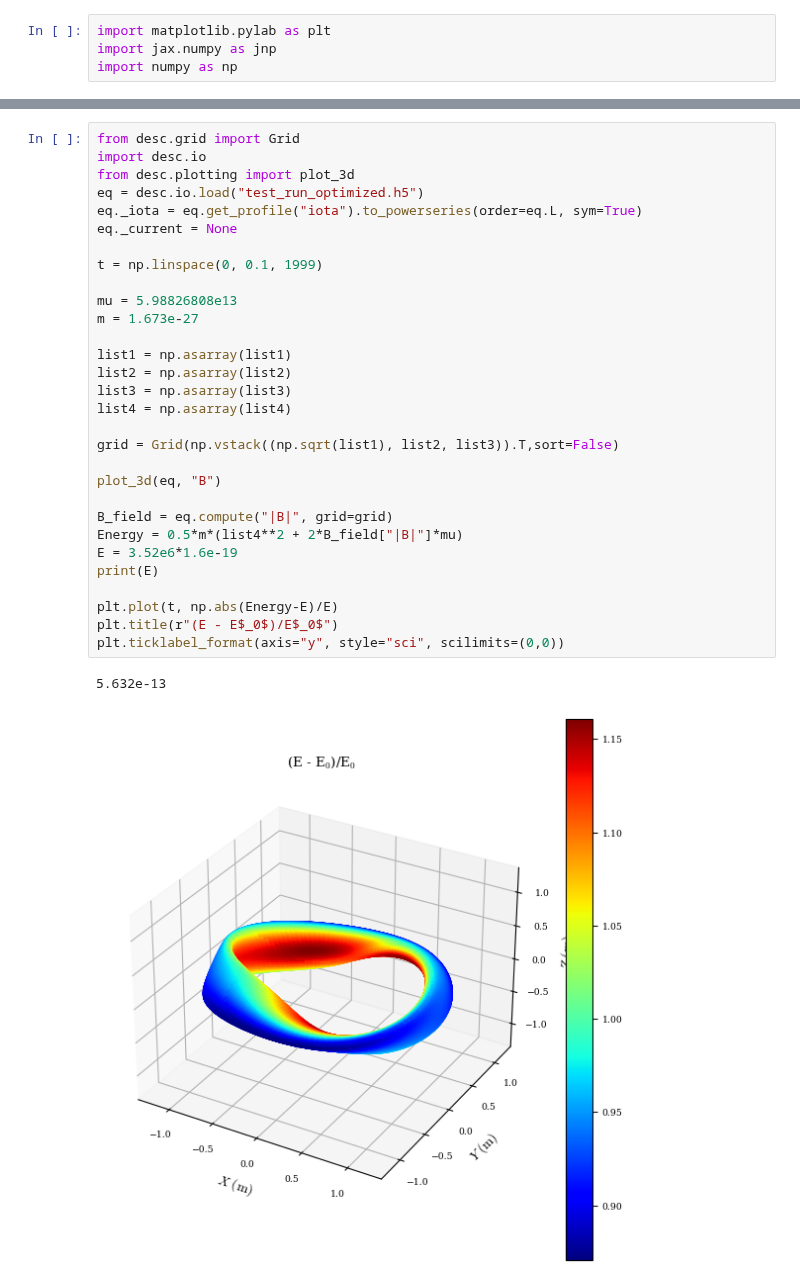
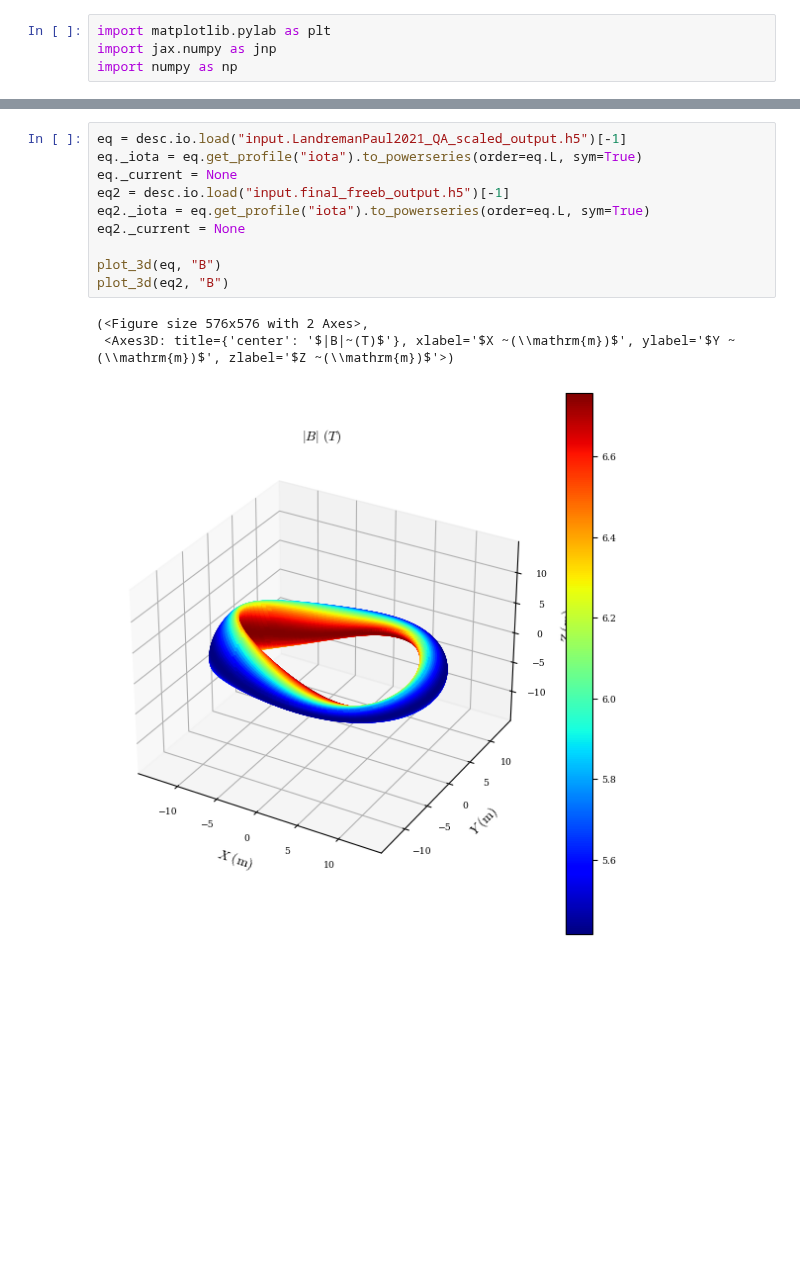
Before and after one commit to joaopedrobiu6/DPS, a Jupyter notebook: desc/data_analysis.ipynb, the cells around one changed output, grey strips where cells are left out. Cells and saved outputs as stored; diff of their text form; blank space fills up the shorter version.

```diff
--- a/desc/data_analysis.ipynb
+++ b/desc/data_analysis.ipynb
@@ -117,34 +114,15 @@ Using device: CPU, with 1.55 GB available memory
 [figure]
-# %%
-from desc.grid import Grid
-import desc.io
-from desc.plotting import plot_3d
-eq = desc.io.load("test_run_optimized.h5")
-eq._iota = eq.get_profile("iota").to_powerseries(order=eq.L, sym=True)
-eq._current = None
-
-t = np.linspace(0, 0.1, 1999)
-
-mu = 5.98826808e13
-m = 1.673e-27
-
-list1 = np.asarray(list1)
-list2 = np.asarray(list2)
-list3 = np.asarray(list3)
-list4 = np.asarray(list4)
-
-grid = Grid(np.vstack((np.sqrt(list1), list2, list3)).T,sort=False)
-
-plot_3d(eq, "B")
-
-B_field = eq.compute("|B|", grid=grid)
-Energy = 0.5*m*(list4**2 + 2*B_field["|B|"]*mu)
-E = 3.52e6*1.6e-19
-print(E)
-
-plt.plot(t, np.abs(Energy-E)/E)
-plt.title(r"(E - E$_0$)/E$_0$")
-plt.ticklabel_format(axis="y", style="sci", scilimits=(0,0))
-# %% [output]
-5.632e-13
-[figure, removed]
+# %%
+eq = desc.io.load("input.LandremanPaul2021_QA_scaled_output.h5")[-1]
+eq._iota = eq.get_profile("iota").to_powerseries(order=eq.L, sym=True)
+eq._current = None
+eq2 = desc.io.load("input.final_freeb_output.h5")[-1]
+eq2._iota = eq.get_profile("iota").to_powerseries(order=eq.L, sym=True)
+eq2._current = None
+
+plot_3d(eq, "B")
+plot_3d(eq2, "B")
+# %% [output]
+(<Figure size 576x576 with 2 Axes>,
+ <Axes3D: title={'center': '$|B|~(T)$'}, xlabel='$X ~(\\mathrm{m})$', ylabel='$Y ~(\\mathrm{m})$', zlabel='$Z ~(\\mathrm{m})$'>)
+[figure, added]
```
Also changed, not shown: parts of 5 cells of this notebook, 7 other files.
